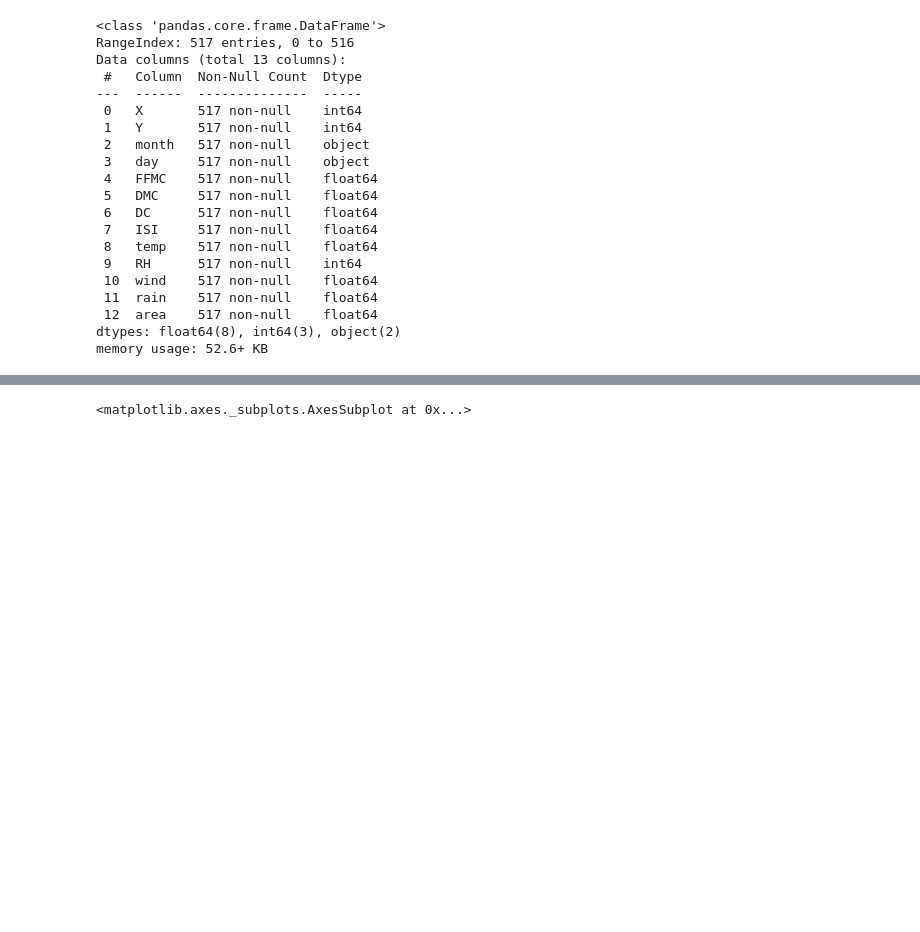
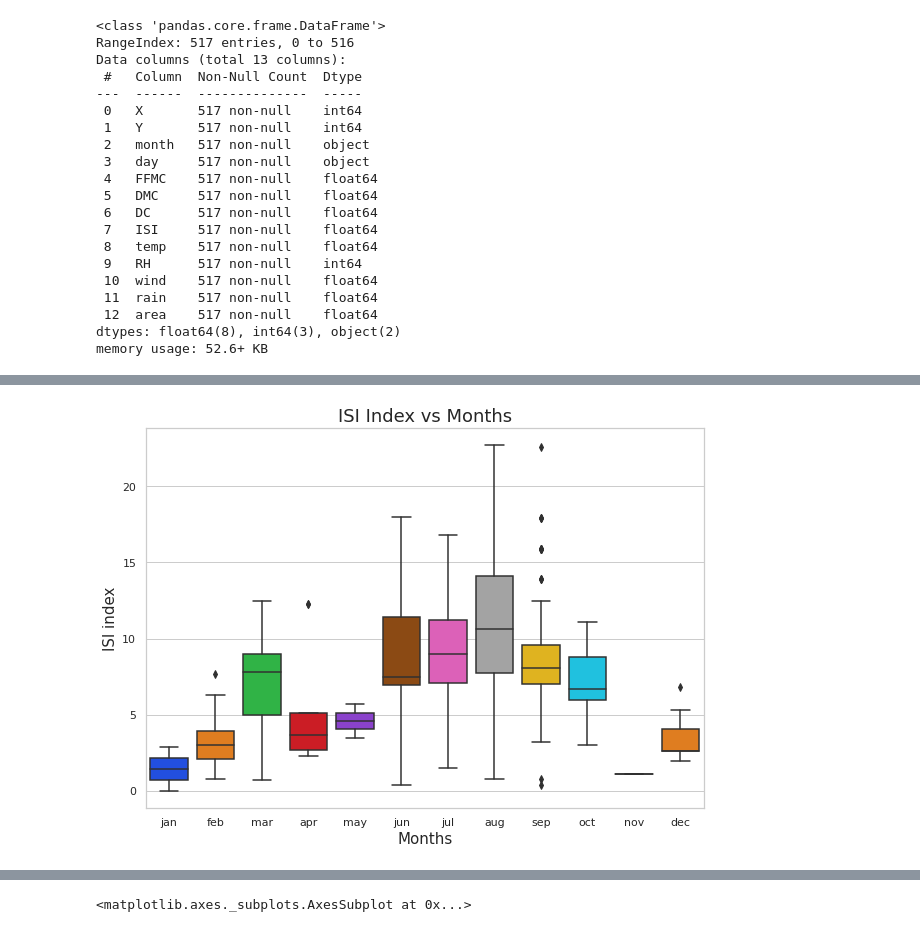
Before and after one commit to luizsdias/ai-dv-dp-ica, a Jupyter notebook: LuizDias_AI_DV_DP_ICA_inPython.ipynb, the cells around one changed output, grey strips where cells are left out. Drawn from its saved outputs; the diff is of its cells as text; code cells hidden in the pictures; blank space fills up the shorter version.

```diff
--- a/LuizDias_AI_DV_DP_ICA_inPython.ipynb
+++ b/LuizDias_AI_DV_DP_ICA_inPython.ipynb
@@ -48,0 +83,11 @@ memory usage: 52.6+ KB
+# %%
+plt.figure(figsize=(10,7))
+sns.set_theme(style="whitegrid")
+ax = sns.boxplot(x="month", y="ISI", data=df, palette="bright",
+                 order=['jan', 'feb', 'mar', 'apr', 'may', 'jun', 'jul', 'aug', 'sep', 'oct', 'nov', 'dec'])
+ax.set_xlabel('Months', fontsize=15)
+ax.set_ylabel('ISI index', fontsize=15)
+ax.set_title('ISI Index vs Months', fontsize=18)
+plt.show()
+# %% [output]
+[figure, added]
```
Also changed, not shown: parts of 10 cells of this notebook.
